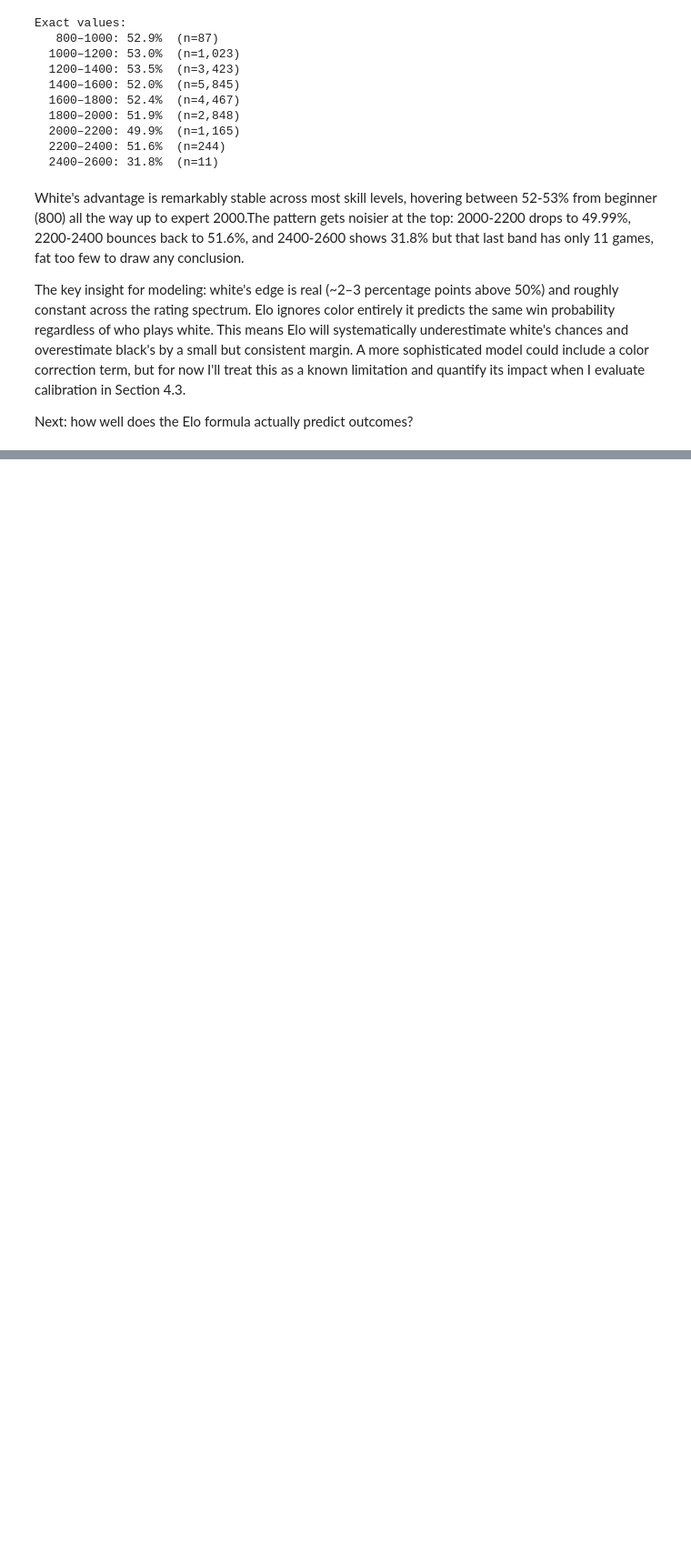
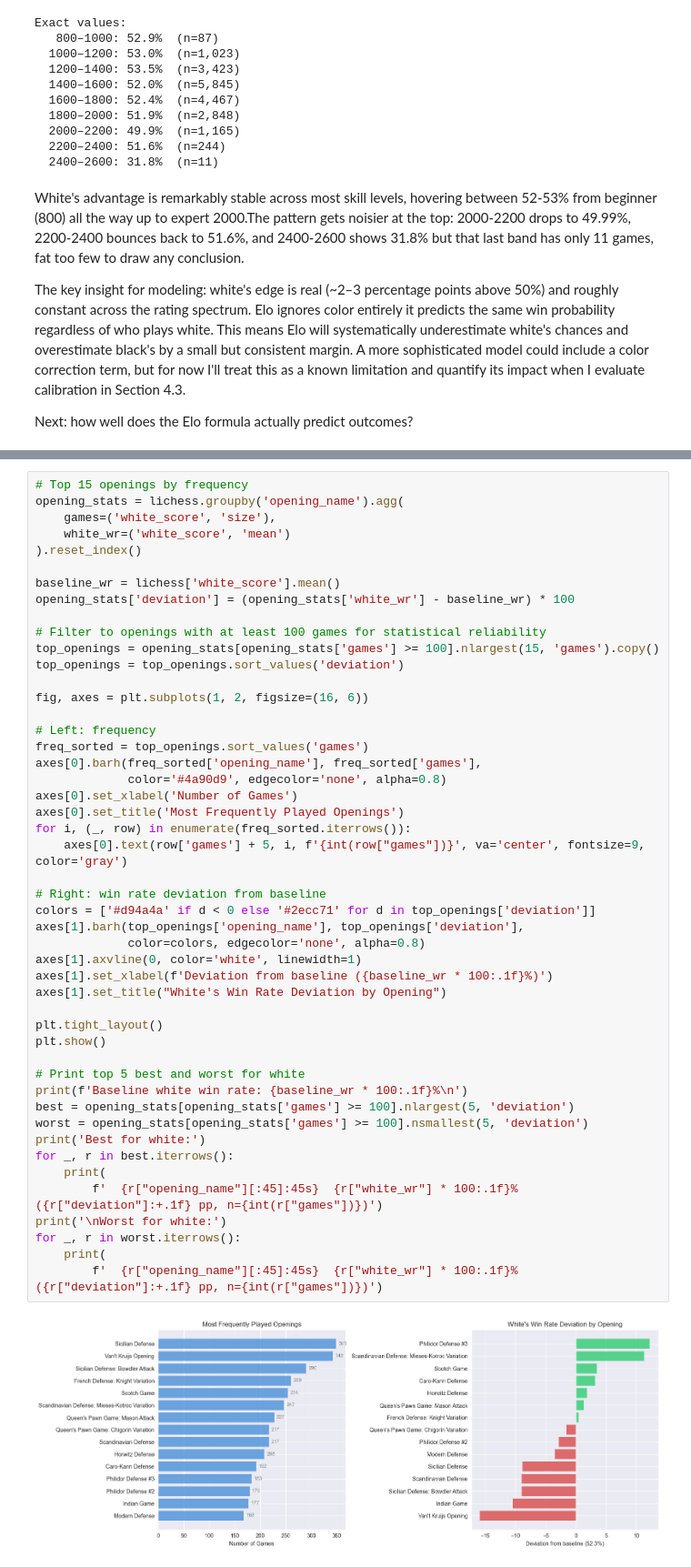
Before and after one commit to AhmedInv40/Chess-Rating-Systems, a Jupyter notebook: Chess Rating Systems.ipynb, the cells around one changed output, grey strips where cells are left out. Shown at 91% size. Drawn from its saved outputs; the diff is of its cells as text; blank space fills up the shorter version.

```diff
--- a/Chess Rating Systems.ipynb
+++ b/Chess Rating Systems.ipynb
@@ -750,0 +828,50 @@ Next: how well does the Elo formula actually predict outcomes?
+# %%
+# Top 15 openings by frequency
+opening_stats = lichess.groupby('opening_name').agg(
+    games=('white_score', 'size'),
+    white_wr=('white_score', 'mean')
+).reset_index()
+
+baseline_wr = lichess['white_score'].mean()
+opening_stats['deviation'] = (opening_stats['white_wr'] - baseline_wr) * 100
+
+# Filter to openings with at least 100 games for statistical reliability
+top_openings = opening_stats[opening_stats['games'] >= 100].nlargest(15, 'games').copy()
+top_openings = top_openings.sort_values('deviation')
+
+fig, axes = plt.subplots(1, 2, figsize=(16, 6))
+
+# Left: frequency
+freq_sorted = top_openings.sort_values('games')
+axes[0].barh(freq_sorted['opening_name'], freq_sorted['games'],
+             color='#4a90d9', edgecolor='none', alpha=0.8)
+axes[0].set_xlabel('Number of Games')
+axes[0].set_title('Most Frequently Played Openings')
+for i, (_, row) in enumerate(freq_sorted.iterrows()):
+    axes[0].text(row['games'] + 5, i, f'{int(row["games"])}', va='center', fontsize=9, color='gray')
+
+# Right: win rate deviation from baseline
+colors = ['#d94a4a' if d < 0 else '#2ecc71' for d in top_openings['deviation']]
+axes[1].barh(top_openings['opening_name'], top_openings['deviation'],
+             color=colors, edgecolor='none', alpha=0.8)
+axes[1].axvline(0, color='white', linewidth=1)
+axes[1].set_xlabel(f'Deviation from baseline ({baseline_wr * 100:.1f}%)')
+axes[1].set_title("White's Win Rate Deviation by Opening")
+
+plt.tight_layout()
+plt.show()
+
+# Print top 5 best and worst for white
+print(f'Baseline white win rate: {baseline_wr * 100:.1f}%\n')
+best = opening_stats[opening_stats['games'] >= 100].nlargest(5, 'deviation')
+worst = opening_stats[opening_stats['games'] >= 100].nsmallest(5, 'deviation')
+print('Best for white:')
+for _, r in best.iterrows():
+    print(
+        f'  {r["opening_name"][:45]:45s}  {r["white_wr"] * 100:.1f}%  ({r["deviation"]:+.1f} pp, n={int(r["games"])})')
+print('\nWorst for white:')
+for _, r in worst.iterrows():
+    print(
+        f'  {r["opening_name"][:45]:45s}  {r["white_wr"] * 100:.1f}%  ({r["deviation"]:+.1f} pp, n={int(r["games"])})')
+# %% [output]
+[figure, added]
```
Also changed, not shown: parts of 11 cells of this notebook.
